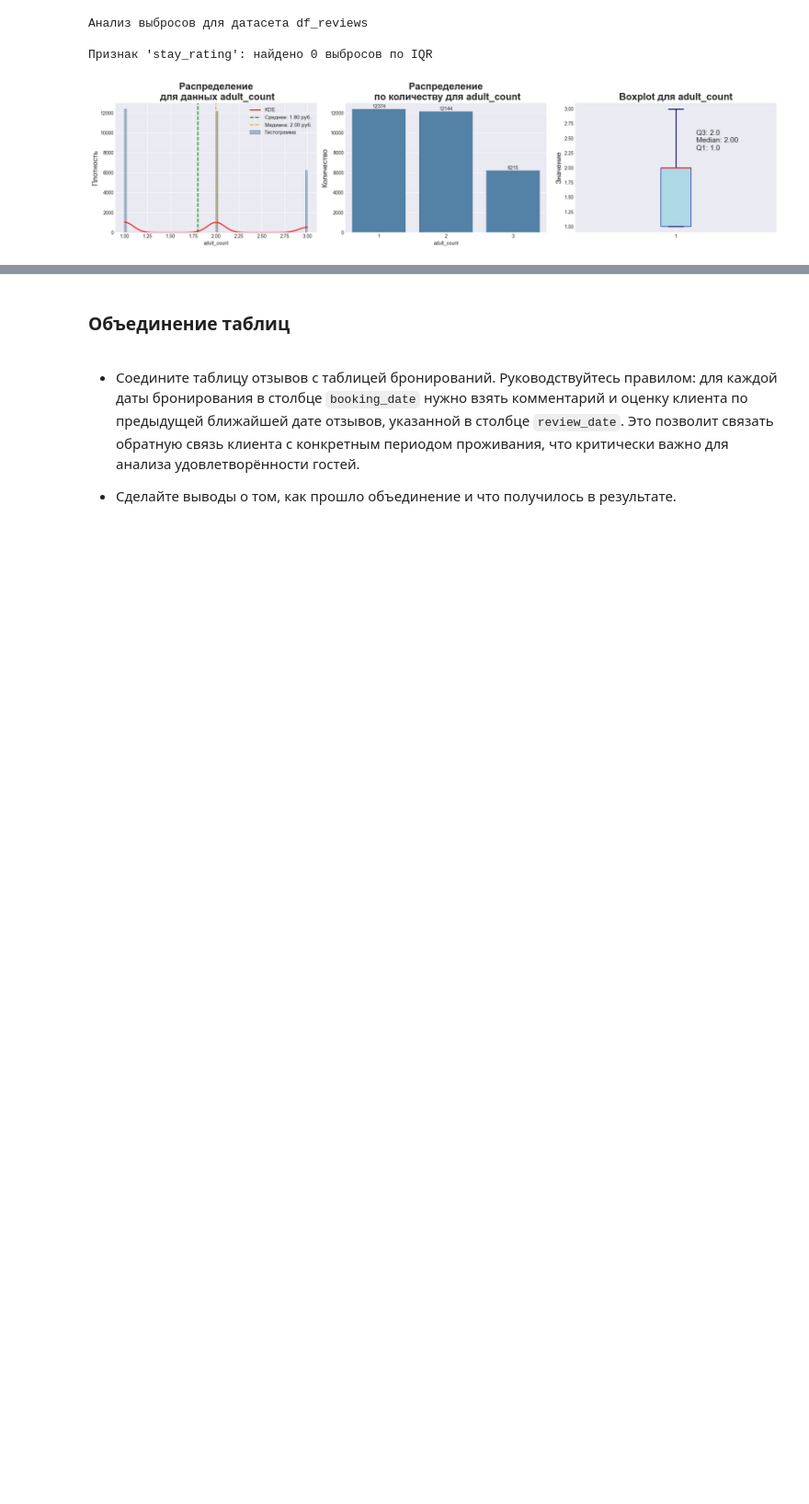
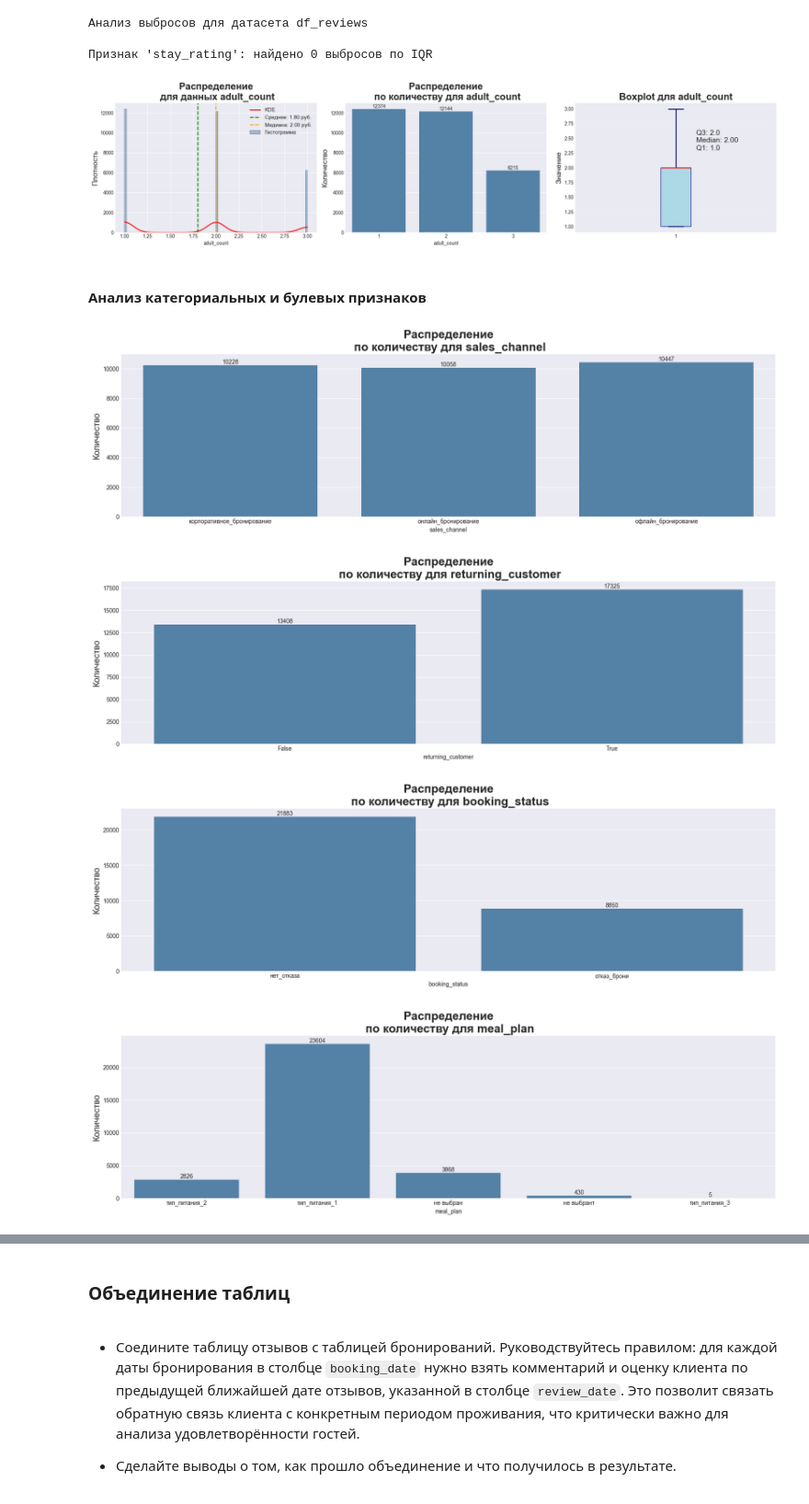
Before and after one commit to MEYakunin/Sprint17_Booking_Cancellation_Predict, a Jupyter notebook: Sprint17_Booking_Cancellation_Predict.ipynb, the cells around one changed output, grey strips where cells are left out. Shown at 92% size. Drawn from its saved outputs; the diff is of its cells as text; code cells hidden in the pictures; blank space fills up the shorter version.

Commit message:
Sprint17_Booking_Cancellation_Predict - Начат анализ категориальных признаков. Предворительно построины граыики countplot.

```diff
--- a/Sprint17_Booking_Cancellation_Predict.ipynb
+++ b/Sprint17_Booking_Cancellation_Predict.ipynb
@@ -422,3 +422,18 @@ plt.tight_layout()
 plt.show()
 # %% [output]
 [figure]
+# %% [markdown]
+#### Анализ категориальных и булевых признаков
+# %%
+# Определяем категориальные признаки
+category_cols_booking = df_bookings_drop_dupl.select_dtypes(include=['str', 'object', 'bool']).columns.to_list()
+category_cols_booking.remove('booking_id')
+# %%
+for col in category_cols_booking:
+    _, axes = plt.subplots(1, 1, figsize=(20, 5))
+    print_countplot(df_bookings_drop_dupl, col, axes)
+# %% [output]
+[figure, added]
+[figure, added]
+[figure, added]
+[figure, added]
```
Also changed, not shown: parts of 3 cells of this notebook.
